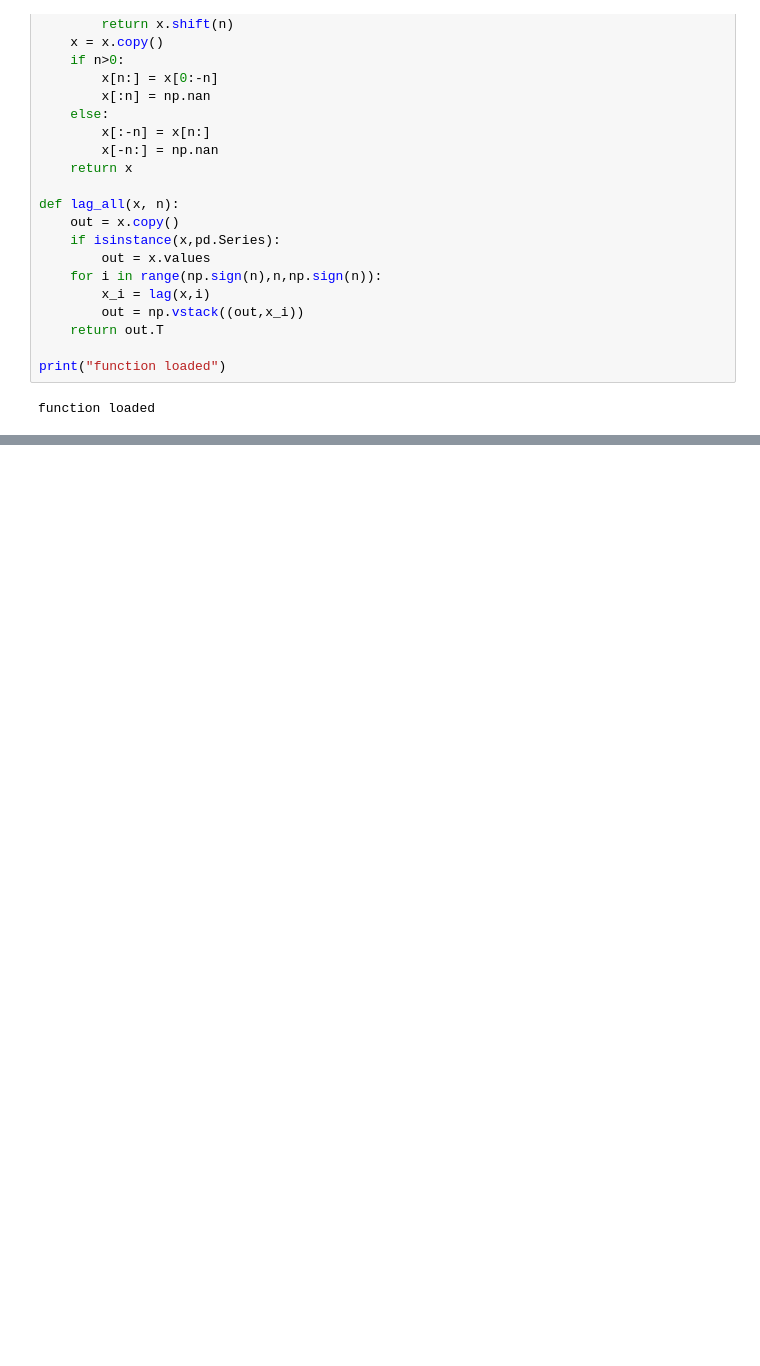
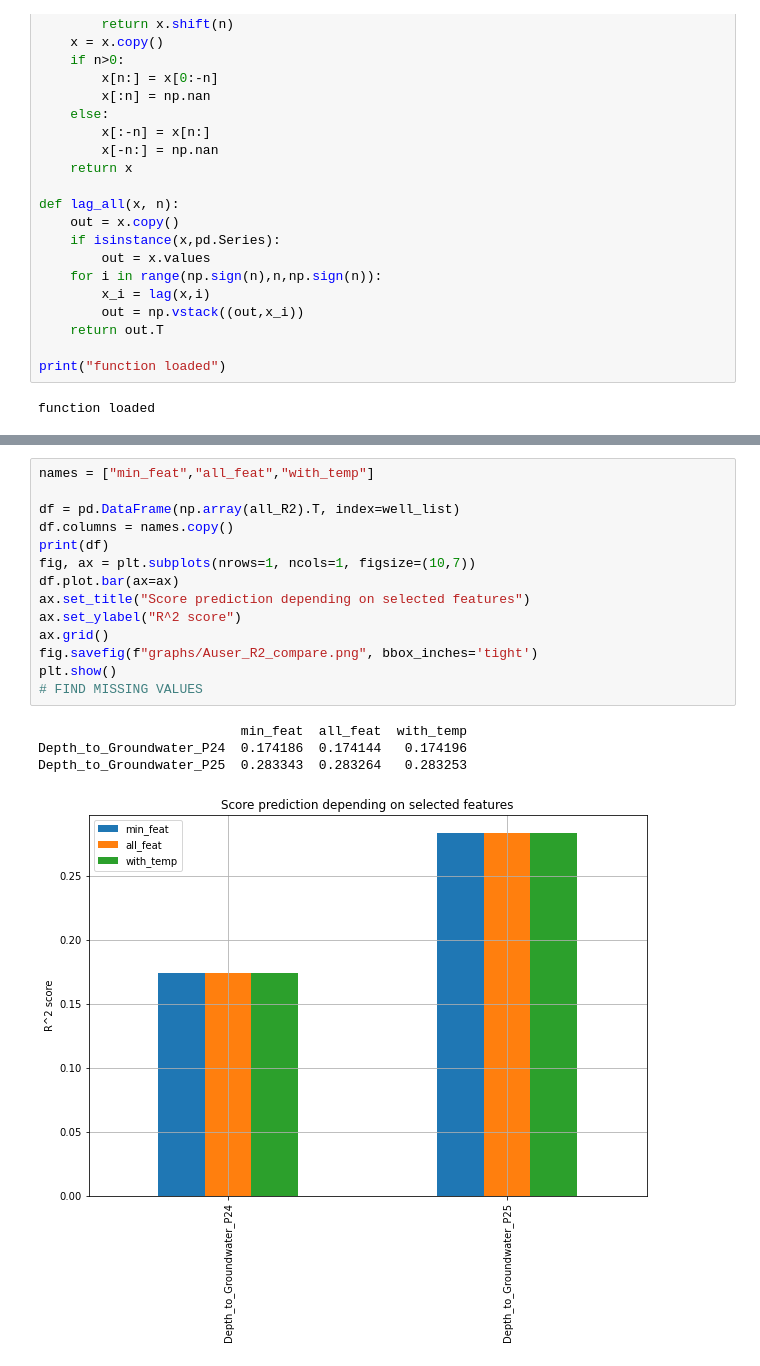
Before and after one commit to menegop/ACEA_smart_water_analytics, a Jupyter notebook: generalised_aquifer.ipynb, the cells around one changed output, grey strips where cells are left out. Cells and saved outputs as stored; diff of their text form; blank space fills up the shorter version.

```diff
--- a/generalised_aquifer.ipynb
+++ b/generalised_aquifer.ipynb
@@ -353,0 +452,19 @@ R^2 score on test  = 0.751
+# %%
+names = ["min_feat","all_feat","with_temp"]
+
+df = pd.DataFrame(np.array(all_R2).T, index=well_list)
+df.columns = names.copy()
+print(df)
+fig, ax = plt.subplots(nrows=1, ncols=1, figsize=(10,7))
+df.plot.bar(ax=ax)
+ax.set_title("Score prediction depending on selected features")
+ax.set_ylabel("R^2 score")
+ax.grid()
+fig.savefig(f"graphs/Auser_R2_compare.png", bbox_inches='tight')
+plt.show()
+# FIND MISSING VALUES
+# %% [output]
+                          min_feat  all_feat  with_temp
+Depth_to_Groundwater_P24  0.174186  0.174144   0.174196
+Depth_to_Groundwater_P25  0.283343  0.283264   0.283253
+[figure, added]
```
Also changed, not shown: parts of 4 cells of this notebook, 6 other files.
